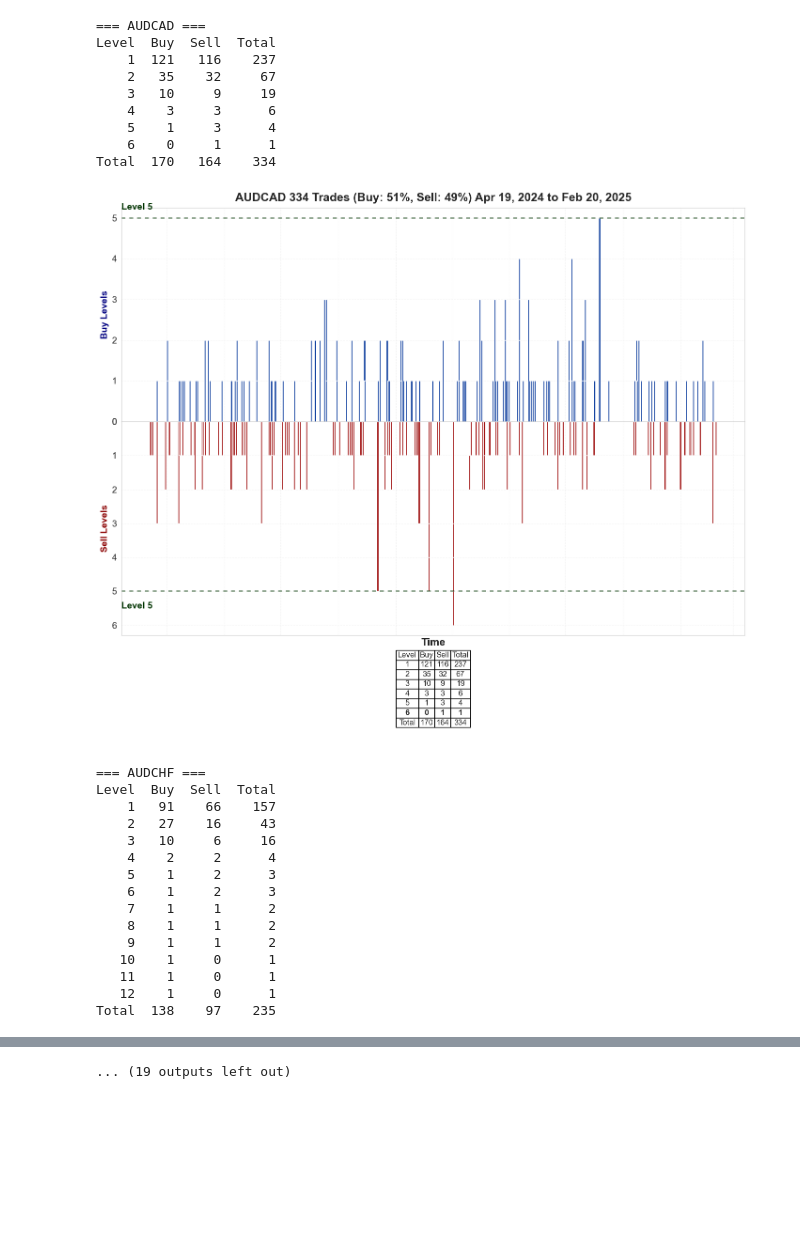
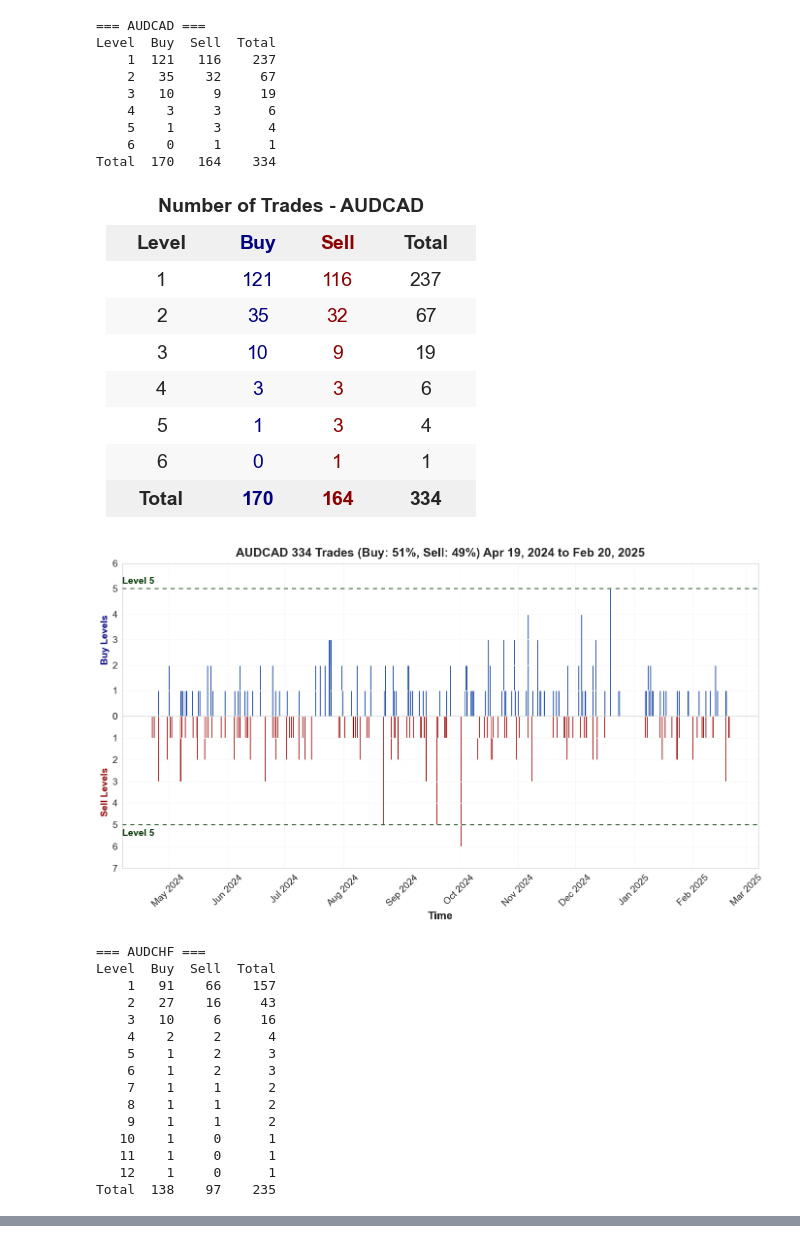
Before and after one commit to kurtdenvertorreda/Forex-Shadow-Levels-Extractor, a Jupyter notebook: Forex Shadow Levels Extractor copy.ipynb, the cells around one changed output, grey strips where cells are left out. Cells and saved outputs as stored; diff of their text form; code cells hidden in the pictures; blank space fills up the shorter version.

Commit message:
style: image of trade table styling for better readability

```diff
--- a/Forex Shadow Levels Extractor copy.ipynb
+++ b/Forex Shadow Levels Extractor copy.ipynb
@@ -49,12 +49,10 @@ def analyze_trades(df):
         df_levels['Sell'] = df_levels['Level'].map(sell_levels).fillna(0).astype(int)
         df_levels['Total'] = df_levels['Buy'] + df_levels['Sell']
 
-        # Calculate totals before appending the total row
         buy_total = df_levels['Buy'].sum()
         sell_total = df_levels['Sell'].sum()
         total_trades = buy_total + sell_total
 
-        # Compute percentages so they add up to 100%
         buy_percent = (buy_total / total_trades) * 100 if total_trades else 0
         sell_percent = (sell_total / total_trades) * 100 if total_trades else 0
 
@@ -71,6 +69,51 @@ def analyze_trades(df):
 
     return results
 
+def plot_trade_table(df_levels, pair):
+    fig, ax = plt.subplots(figsize=(4, len(df_levels) * 0.5))
+    ax.axis('off')
+
+    table = ax.table(
+        cellText=df_levels.values,
+        colLabels=df_levels.columns,
+        cellLoc='center',
+        loc='center',
+        bbox=[0, 0, 1, 1]
+    )
+
+    table.auto_set_font_size(False)
+    table.set_fontsize(14)
+
+    table.auto_set_column_width([0, 1, 2, 3])
+
+    for cell in table._cells.values():
+        cell.set_edgecolor('none')
+
+    for (row, col), cell in table._cells.items():
+        cell.set_height(0.04)
+
+        if row == 0:
+            cell.set_facecolor('#f0f0f0')
+            cell.set_text_props(weight='bold')
+        elif row == len(df_levels):
+            cell.set_text_props(weight='bold')
+            cell.set_facecolor('#f0f0f0')
+        else:
+            cell.set_facecolor('#f8f8f8' if row % 2 == 0 else '#ffffff')
+
+        if col == 1:
+            cell.get_text().set_color('navy')
+        elif col == 2:
+            cell.get_text().set_color('darkred')
+
+    plt.title(f"Number of Trades - {pair}",
+              fontsize=14,
+              fontweight='bold',
+              pad=10)
+
+    plt.tight_layout()
+    plt.show()
+
 def plot_trade_distribution(results, pair, date_range):
     pair_data = results[pair]
     pair_df = pair_data['pair_df'].sort_values('Close Time')
@@ -80,7 +123,7 @@ def plot_trade_distribution(results, pair, date_range):
     buy_y = [determine_level(row['Size'], pair) for _, row in buy_trades.iterrows()]
     sell_y = [determine_level(row['Size'], pair) for _, row in sell_trades.iterrows()]
 
-    fig, axs = plt.subplots(3, 1, figsize=(14, 12), sharex=True, gridspec_kw={'height_ratios': [1, 1, 0.5], 'hspace': 0})
+    fig, axs = plt.subplots(2, 1, figsize=(14, 8), sharex=True, gridspec_kw={'hspace': 0})
 
     buy_color = (0.0, 0.2, 0.6, 1.0)
     sell_color = (0.6, 0.0, 0.0, 1.0)
@@ -105,58 +148,44 @@ def plot_trade_distribution(results, pair, date_range):
     axs[0].grid(True, linestyle="--", alpha=0.2)
     axs[1].grid(True, linestyle="--", alpha=0.2)
 
-    # Updated x-axis date format to "Month Year" e.g. "March 2024"
-    axs[1].xaxis.set_major_formatter(mdates.DateFormatter('%B %Y'))
+    # Updated x-axis date format to "Mar 2025"
+    axs[1].xaxis.set_major_formatter(mdates.DateFormatter('%b %Y'))
 
     axs[0].tick_params(axis='y', labelsize=14)
     axs[1].tick_params(axis='y', labelsize=14)
     axs[1].tick_params(axis='x', labelsize=14)
 
     plt.xticks(rotation=45, fontsize=14)
     plt.yticks(fontsize=14)
 
-    # TABLE IMAGE (axs[2])
-    df_levels = pair_data['df_levels']
-    axs[2].axis("off")  # Hide axis
-    table = axs[2].table(cellText=df_levels.values, colLabels=df_levels.columns, cellLoc='center', loc='center')
-
-    table.auto_set_font_size(False)
-    table.set_fontsize(12)
-    table.auto_set_column_width([0, 1, 2, 3])
-
-    # Highlight the last row ("Total") in bold
-    for j in range(len(df_levels.columns)):
-        cell = table[len(df_levels) - 1, j]
-        cell.set_text_props(weight='bold')
-
     plt.tight_layout()
     plt.show()
-
-
 
 def generate_trade_report(results, df):
     date_range = f"{df['Open Time'].min().strftime('%b %d, %Y')} to {df['Close Time'].max().strftime('%b %d, %Y')}"
     for pair, data in results.items():
         print(f"\n=== {pair} ===")
         print(data['df_levels'][['Level', 'Buy', 'Sell', 'Total']].to_string(index=False))
+        plot_trade_table(data['df_levels'], pair)
         plot_trade_distribution(results, pair, date_range)
 
 df = read_and_prepare_data('shadowhistory.xlsx')
 df['Profit'] = pd.to_numeric(df['Profit'], errors='coerce')
 df['Profit'].fillna(0, inplace=True)
 results = analyze_trades(df)
 generate_trade_report(results, df)
 # %% [output]
 === AUDCAD ===
 Level  Buy  Sell  Total
     1  121   116    237
     2   35    32     67
     3   10     9     19
     4    3     3      6
     5    1     3      4
     6    0     1      1
 Total  170   164    334
-[figure, old version]
+[figure, new version]
+[figure, new version]
 === AUDCHF ===
 Level  Buy  Sell  Total
     1   91    66    157
@@ -234 +236,0 @@ Total  164   178    342
-... (19 outputs left out)
```
Also changed, not shown: parts of 1 cell of this notebook.
